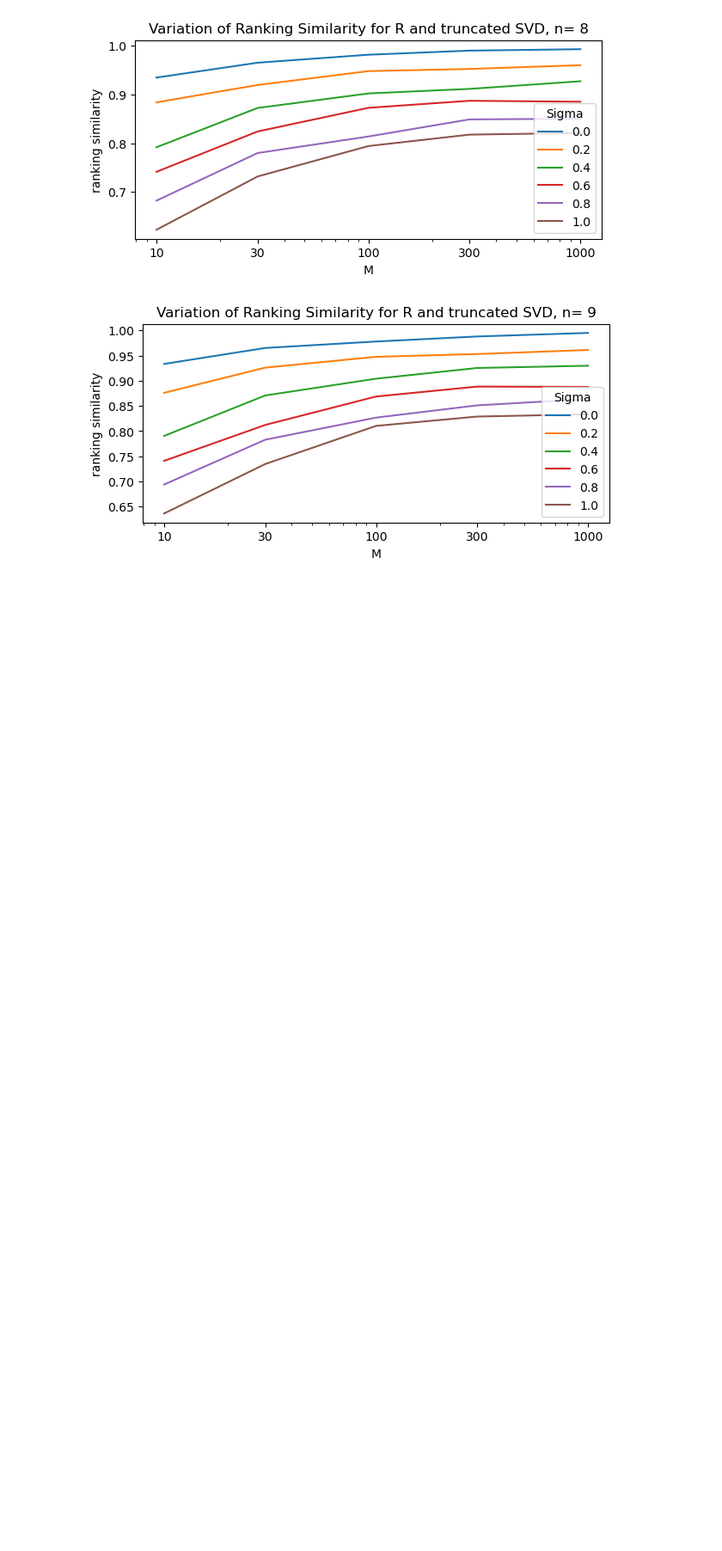
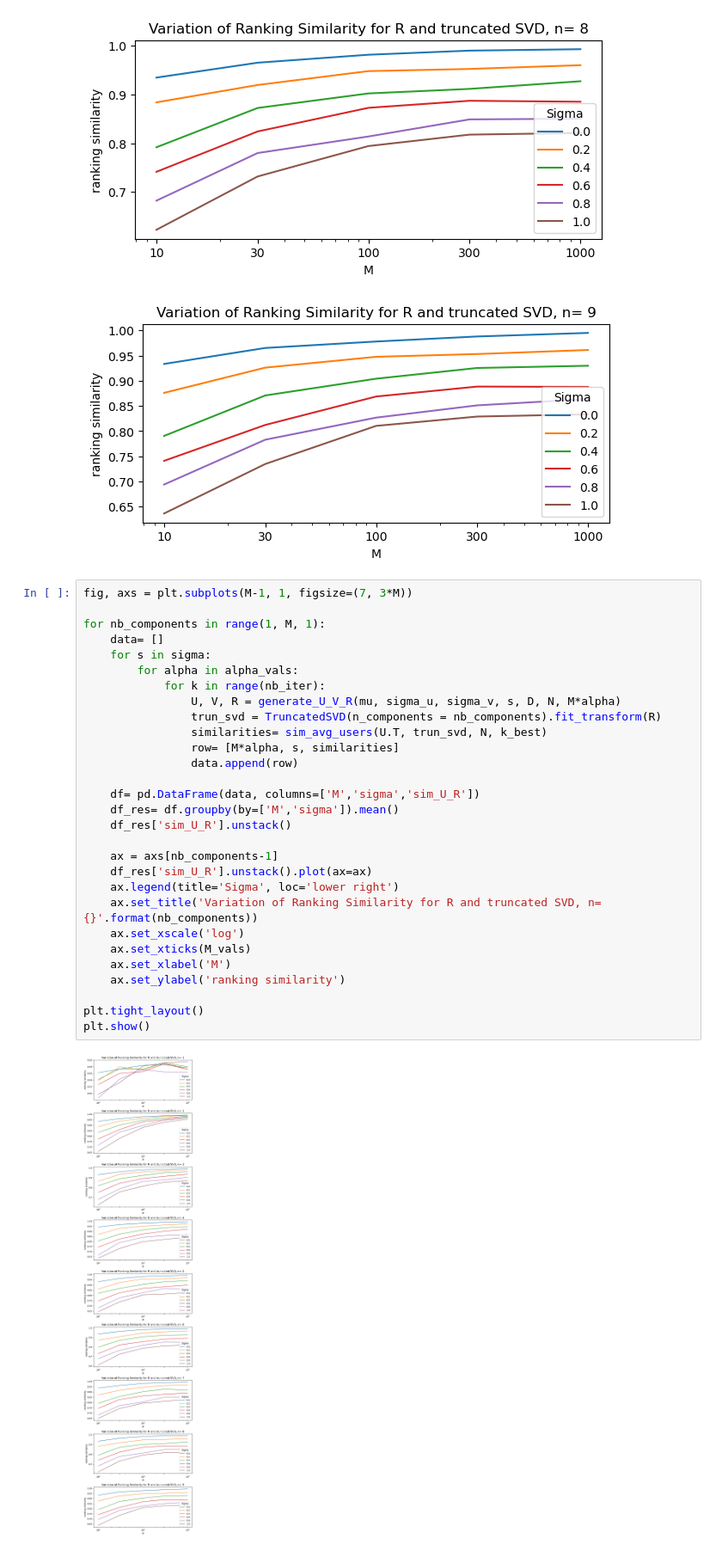
Before and after one commit to EmnaMaghrebi/RecSys, a Jupyter notebook: similarity_function.ipynb, the cells around one changed output. Shown at 86% size. Saved outputs shown, nothing was run; the diff lists cells and outputs as text; blank space fills up the shorter version.

```diff
--- a/similarity_function.ipynb
+++ b/similarity_function.ipynb
@@ -153,3 +163,34 @@ for nb_components in range(1,M,1):
 [figure]
 [figure]
 [figure]
+# %%
+fig, axs = plt.subplots(M-1, 1, figsize=(7, 3*M))
+
+for nb_components in range(1, M, 1):
+    data= []
+    for s in sigma:
+        for alpha in alpha_vals:
+            for k in range(nb_iter):
+                U, V, R = generate_U_V_R(mu, sigma_u, sigma_v, s, D, N, M*alpha)
+                trun_svd = TruncatedSVD(n_components = nb_components).fit_transform(R)
+                similarities= sim_avg_users(U.T, trun_svd, N, k_best)
+                row= [M*alpha, s, similarities]
+                data.append(row)
+
+    df= pd.DataFrame(data, columns=['M','sigma','sim_U_R'])
+    df_res= df.groupby(by=['M','sigma']).mean()
+    df_res['sim_U_R'].unstack()
+
+    ax = axs[nb_components-1]
+    df_res['sim_U_R'].unstack().plot(ax=ax)
+    ax.legend(title='Sigma', loc='lower right')
+    ax.set_title('Variation of Ranking Similarity for R and truncated SVD, n= {}'.format(nb_components))
+    ax.set_xscale('log')
+    ax.set_xticks(M_vals)
+    ax.set_xlabel('M')
+    ax.set_ylabel('ranking similarity')
+
+plt.tight_layout()
+plt.show()
+# %% [output]
+[figure, added]
```
Also changed, not shown: parts of 4 cells of this notebook, 4 other files.
